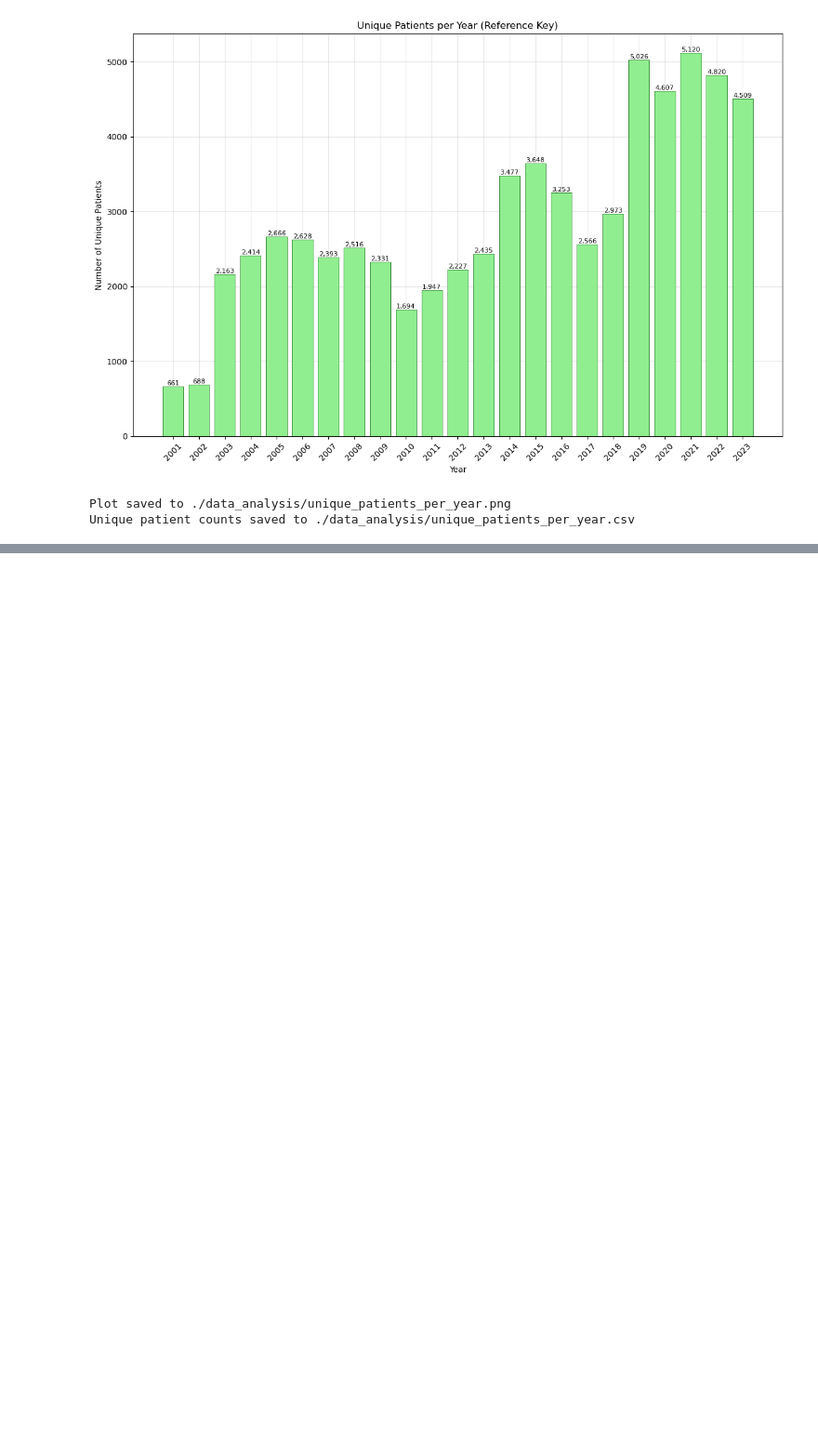
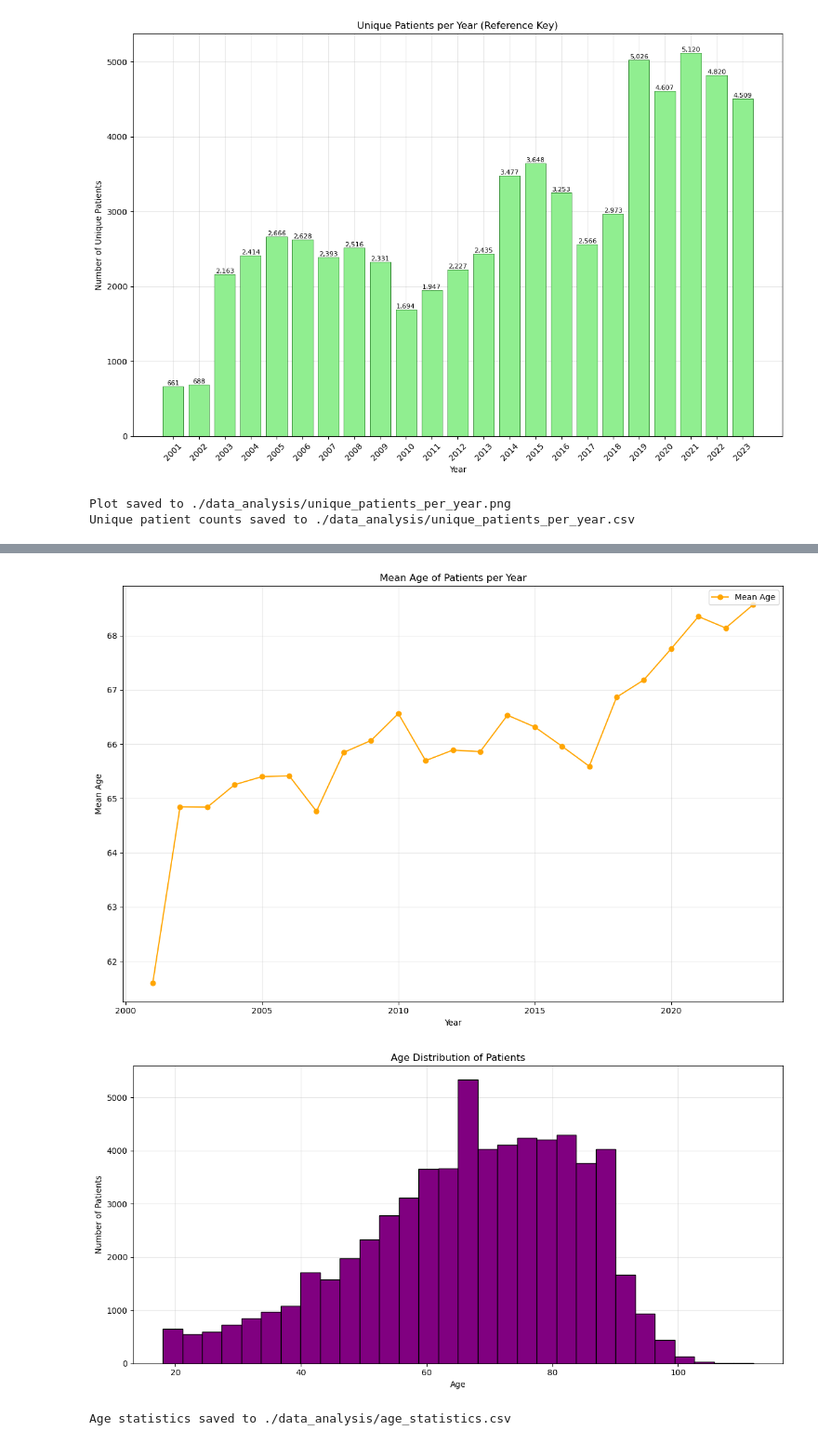
Before and after one commit to Tptpvy/BIOF4001, a Jupyter notebook: data_analysis.ipynb, the cells around one changed output, grey strips where cells are left out. Shown at 93% size. Drawn from its saved outputs; the diff is of its cells as text; code cells hidden in the pictures; blank space fills up the shorter version.

```diff
--- a/data_analysis.ipynb
+++ b/data_analysis.ipynb
@@ -47,0 +66,42 @@ def patient_count(master_file): # analyze unique patients per year (Reference Ke
+# %%
+def analyze_age(): # analyze age distribution
+    df = load_demographic_data()
+    df = filter_unique_patients(df)
+
+    age_stats = []
+    years = sorted(df['Year'].unique())
+    for year in years: # compute age statistics per year
+        year_df = df[df['Year'] == year]
+        ages = year_df['Admission Age (Year) (episode based)'].dropna()
+        if not ages.empty:
+            mean_age = ages.mean()
+            median_age = ages.median()
+            min_age = ages.min()
+            max_age = ages.max()
+            std_age = ages.std()
+            age_stats.append({'Year': year, 'Mean_Age': mean_age, 'Median_Age': median_age, 'Min_Age': min_age, 'Max_Age': max_age, 'Std_Age': std_age})
+
+    plt.figure(figsize=(12, 8)) # plot mean age per year
+    plt.plot([stat['Year'] for stat in age_stats], [stat['Mean_Age'] for stat in age_stats], marker='o', color='orange', label='Mean Age', zorder=2)
+    plt.xlabel('Year')
+    plt.ylabel('Mean Age')
+    plt.title('Mean Age of Patients per Year')
+    plt. legend()
+    plt.grid(True, alpha=0.3, zorder=1)
+    plt.tight_layout()
+    plt.savefig(os.path.join(ANALYSIS_PATH, 'mean_age_trend.png'))
+    plt.show()
+
+    plt.figure(figsize=(12, 6)) # plot histogram
+    plt.hist(df['Admission Age (Year) (episode based)'].dropna(), bins=30, color='purple', alpha=1, edgecolor='black', zorder=2)
+    plt.xlabel('Age')
+    plt.ylabel('Number of Patients')
+    plt.title('Age Distribution of Patients')
+    plt.grid(True, alpha=0.3, zorder=1)
+    plt.tight_layout()
+    plt.savefig(os.path.join(ANALYSIS_PATH, 'age_distribution_histogram.png'))
+    plt.show()
+
+    output_file = os.path.join(ANALYSIS_PATH, 'age_statistics.csv')
+    pd.DataFrame(age_stats).to_csv(output_file, index=False) # save csv
+    print(f"Age statistics saved to {output_file}")
@@ -53,0 +243,6 @@ Unique patient counts saved to ./data_analysis/unique_patients_per_year.csv
+# %%
+analyze_age()
+# %% [output]
+[figure, added]
+[figure, added]
+Age statistics saved to ./data_analysis/age_statistics.csv
```
Also changed, not shown: parts of 14 cells of this notebook, 22 other files.
